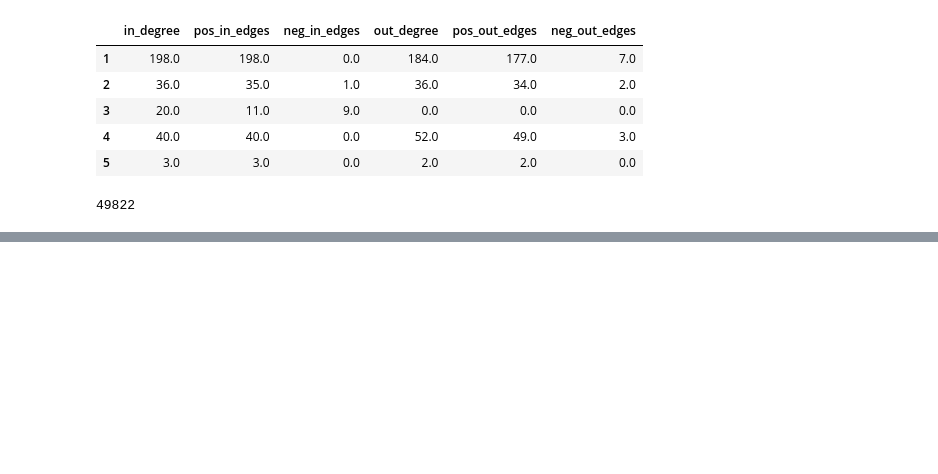
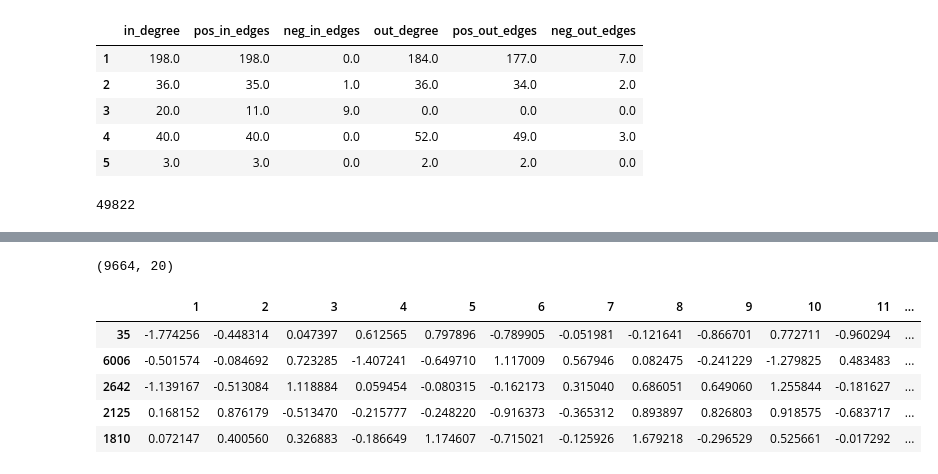
Before and after one commit to sambit9238/DataScience, a Jupyter notebook: fraud_invention.ipynb, the cells around one changed output, grey strips where cells are left out. Saved outputs shown, nothing was run; the diff lists cells and outputs as text; code cells hidden in the pictures; blank space fills up the shorter version.

```diff
--- a/fraud_invention.ipynb
+++ b/fraud_invention.ipynb
@@ -215,0 +249,13 @@ embs.shape
+# %%
+#Feature matrix creation
+NF_matrix = np.zeros([len(n),20]) #14 Node2Vec features + 6 features extracted from the rating network
+for i in range(len(n)):
+    NF_matrix[i] = np.concatenate([embs[i],np.log2(NF_df.loc[n[i]].values + 1)])
+NF_matrix.shape
+# %% [output]
+(9664, 20)
+# %%
+#normalizing feature matrix
+NF_matrix_mean = np.mean(NF_matrix,axis=0)
+NF_matrix_std = np.std(NF_matrix,axis=0)
+NF_matrix_norm = ( NF_matrix - NF_matrix_mean ) / ( NF_matrix_std )
@@ -215,0 +264,10 @@ embs.shape
+# %%
+emb_df_norm = pd.DataFrame(columns=list(range(1,21)),index=n,data=NF_matrix_norm)
+emb_df_norm.head()
+# %% [output]
+|  | 1 | 2 | 3 | 4 | 5 | 6 | 7 | 8 | 9 | 10 | 11 | ... |
+| 35 | -1.774256 | -0.448314 | 0.047397 | 0.612565 | 0.797896 | -0.789905 | -0.051981 | -0.121641 | -0.866701 | 0.772711 | -0.960294 | ... |
+| 6006 | -0.501574 | -0.084692 | 0.723285 | -1.407241 | -0.649710 | 1.117009 | 0.567946 | 0.082475 | -0.241229 | -1.279825 | 0.483483 | ... |
+| 2642 | -1.139167 | -0.513084 | 1.118884 | 0.059454 | -0.080315 | -0.162173 | 0.315040 | 0.686051 | 0.649060 | 1.255844 | -0.181627 | ... |
+| 2125 | 0.168152 | 0.876179 | -0.513470 | -0.215777 | -0.248220 | -0.916373 | -0.365312 | 0.893897 | 0.826803 | 0.918575 | -0.683717 | ... |
+| 1810 | 0.072147 | 0.400560 | 0.326883 | -0.186649 | 1.174607 | -0.715021 | -0.125926 | 1.679218 | -0.296529 | 0.525661 | -0.017292 | ... |
```
Also changed, not shown: parts of 37 cells of this notebook.
